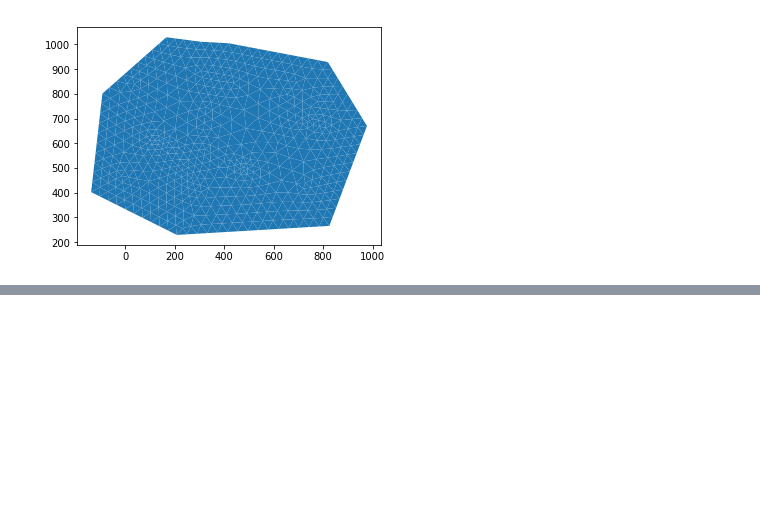
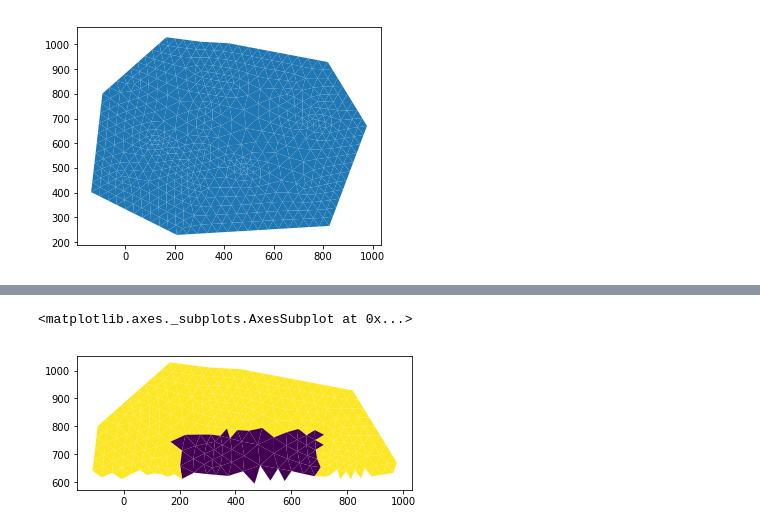
Before and after one commit to red5alex/ifm_contrib, a Jupyter notebook: doc/Notebooks/pandas-mesh-and-selections.ipynb, the cells around one changed output, grey strips where cells are left out. Cells and saved outputs as stored; diff of their text form; code cells hidden in the pictures; blank space fills up the shorter version.

```diff
--- a/doc/Notebooks/pandas-mesh-and-selections.ipynb
+++ b/doc/Notebooks/pandas-mesh-and-selections.ipynb
@@ -21,0 +40,6 @@ doc.c.mesh.gdf.getGeoDatframe().plot()
+# %%
+# plot the transmissivity only for the elemental selection 'upper_half'
+gdf.iloc[doc.c.sel.list('upper_half')].plot("Transmissivity")
+# %% [output]
+<matplotlib.axes._subplots.AxesSubplot at 0x...>
+[figure, added]
```
Also changed, not shown: parts of 5 cells of this notebook.
